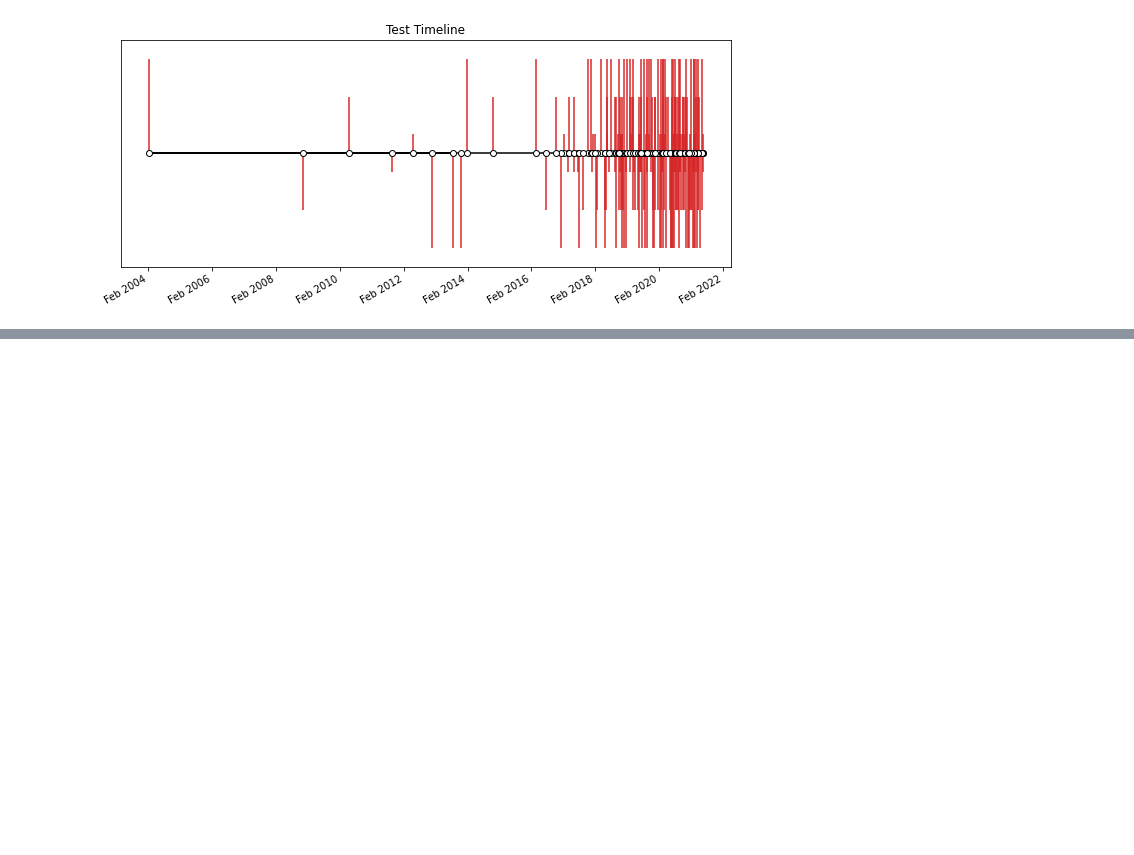
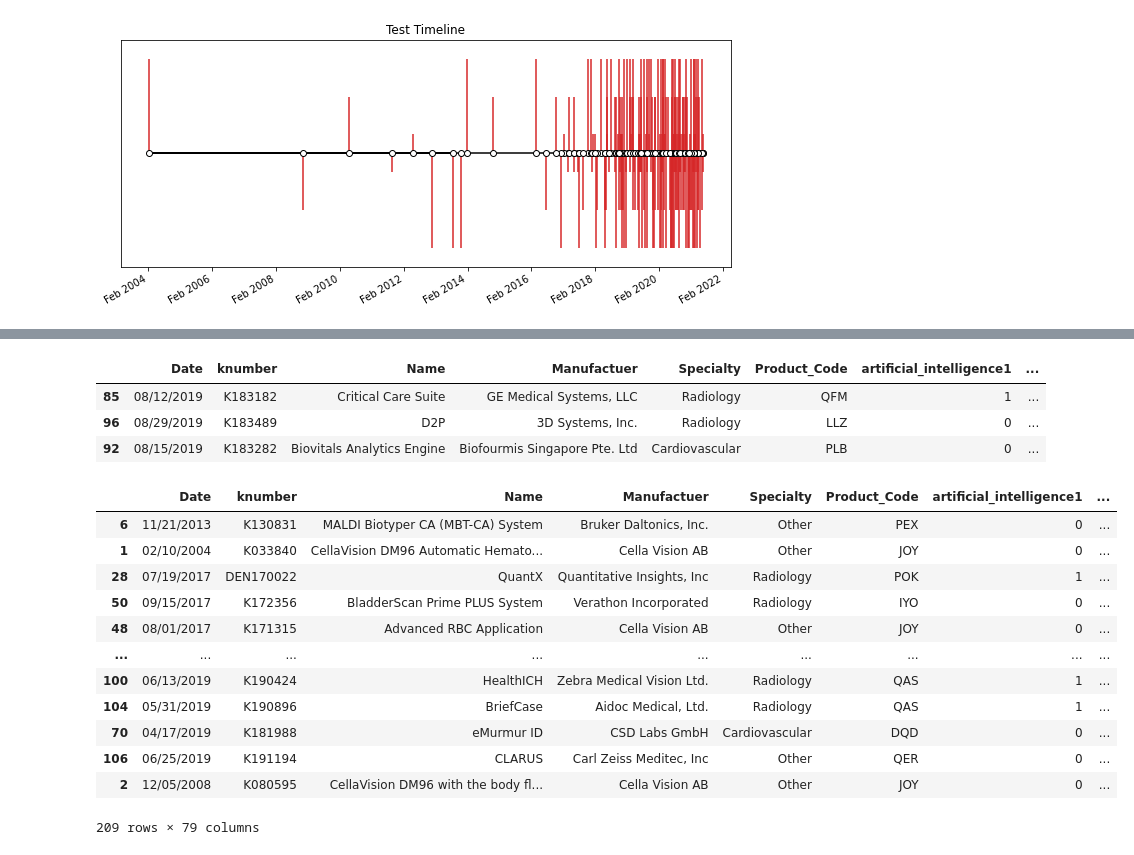
Before and after one commit to jamesjisu/Medical-AI, a Jupyter notebook: Local Analysis.ipynb, the cells around one changed output, grey strips where cells are left out. Saved outputs shown, nothing was run; the diff lists cells and outputs as text; code cells hidden in the pictures; blank space fills up the shorter version.

Commit message:
Timeline Update

```diff
--- a/Local Analysis.ipynb
+++ b/Local Analysis.ipynb
@@ -109,0 +96,57 @@ def quarter_parse(x):
+# %%
+def specialty_sort(x):
+    if x == 'Radiology':
+        return 0
+    elif x == 'Cardiovascular':
+        return 1
+    else:
+        return 2
+def path_sort(x):
+    if x == '510K':
+        return 0
+    elif x == 'DEN':
+        return 1
+    else:
+        return 2
+# %%
+df['specialty_sort'] = df['Specialty'].apply(specialty_sort)
+df['path_sort'] = df['Specialty'].apply(path_sort)
+# %%
+master_df = pd.DataFrame(columns = df.columns)
+for qrt_yr in set(df['quarter_year'].values):
+    tempdf = df[df['quarter_year'] == qrt_yr]
+    tempdf = tempdf.sort_values(by='path_sort').sort_values(by = 'specialty_sort')
+    tempdf['height'] = range(len(tempdf))
+    master_df = master_df.append(tempdf)
+master_df[['quarter_year', 'Name', 'Specialty', 'path', 'height']].to_csv('data/timeline_quarter_data.csv')
+# %%
+master_df = pd.DataFrame(columns = df.columns)
+for qrt_yr in set(df['month_year'].values):
+    tempdf = df[df['month_year'] == qrt_yr]
+    tempdf = tempdf.sort_values(by='path_sort').sort_values(by = 'specialty_sort')
+    tempdf['height'] = range(len(tempdf))
+    master_df = master_df.append(tempdf)
+master_df[['month_year', 'Name', 'Specialty', 'path', 'height']].to_csv('data/timeline_month_data.csv')
+# %%
+tempdf
+# %% [output]
+|  | Date | knumber | Name | Manufactuer | Specialty | Product_Code | artificial_intelligence1 | ... |
+| 85 | 08/12/2019 | K183182 | Critical Care Suite | GE Medical Systems, LLC | Radiology | QFM | 1 | ... |
+| 96 | 08/29/2019 | K183489 | D2P | 3D Systems, Inc. | Radiology | LLZ | 0 | ... |
+| 92 | 08/15/2019 | K183282 | Biovitals Analytics Engine | Biofourmis Singapore Pte. Ltd | Cardiovascular | PLB | 0 | ... |
+# %%
+master_df
+# %% [output]
+|  | Date | knumber | Name | Manufactuer | Specialty | Product_Code | artificial_intelligence1 | ... |
+| 6 | 11/21/2013 | K130831 | MALDI Biotyper CA (MBT-CA) System | Bruker Daltonics, Inc. | Other | PEX | 0 | ... |
+| 1 | 02/10/2004 | K033840 | CellaVision DM96 Automatic Hemato... | Cella Vision AB | Other | JOY | 0 | ... |
+| 28 | 07/19/2017 | DEN170022 | QuantX | Quantitative Insights, Inc | Radiology | POK | 1 | ... |
+| 50 | 09/15/2017 | K172356 | BladderScan Prime PLUS System | Verathon Incorporated | Radiology | IYO | 0 | ... |
+| 48 | 08/01/2017 | K171315 | Advanced RBC Application | Cella Vision AB | Other | JOY | 0 | ... |
+| ... | ... | ... | ... | ... | ... | ... | ... | ... |
+| 100 | 06/13/2019 | K190424 | HealthICH | Zebra Medical Vision Ltd. | Radiology | QAS | 1 | ... |
+| 104 | 05/31/2019 | K190896 | BriefCase | Aidoc Medical, Ltd. | Radiology | QAS | 1 | ... |
+| 70 | 04/17/2019 | K181988 | eMurmur ID | CSD Labs GmbH | Cardiovascular | DQD | 0 | ... |
+| 106 | 06/25/2019 | K191194 | CLARUS | Carl Zeiss Meditec, Inc | Other | QER | 0 | ... |
+| 2 | 12/05/2008 | K080595 | CellaVision DM96 with the body fl... | Cella Vision AB | Other | JOY | 0 | ... |
+209 rows × 79 columns
```
Also changed, not shown: parts of 15 cells of this notebook, 6 other files.
